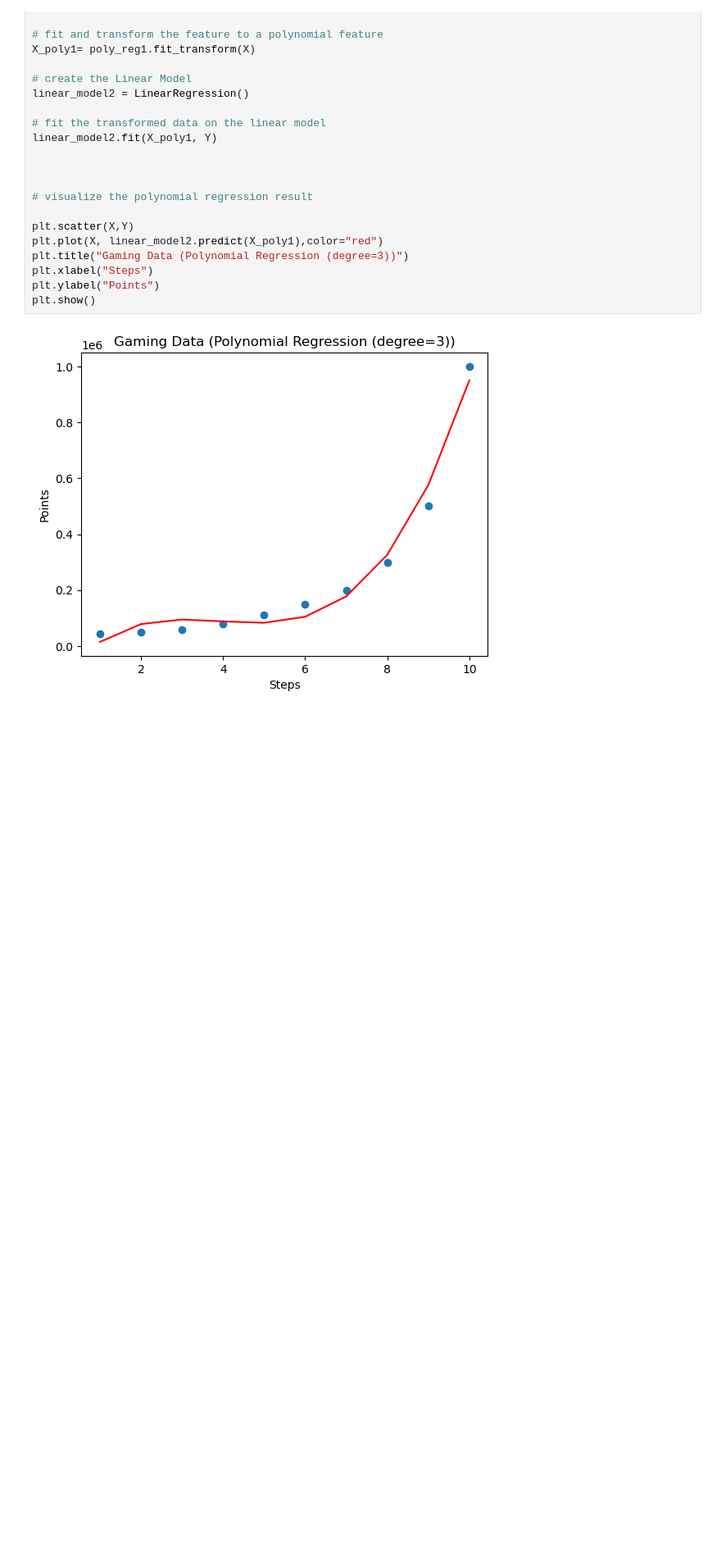
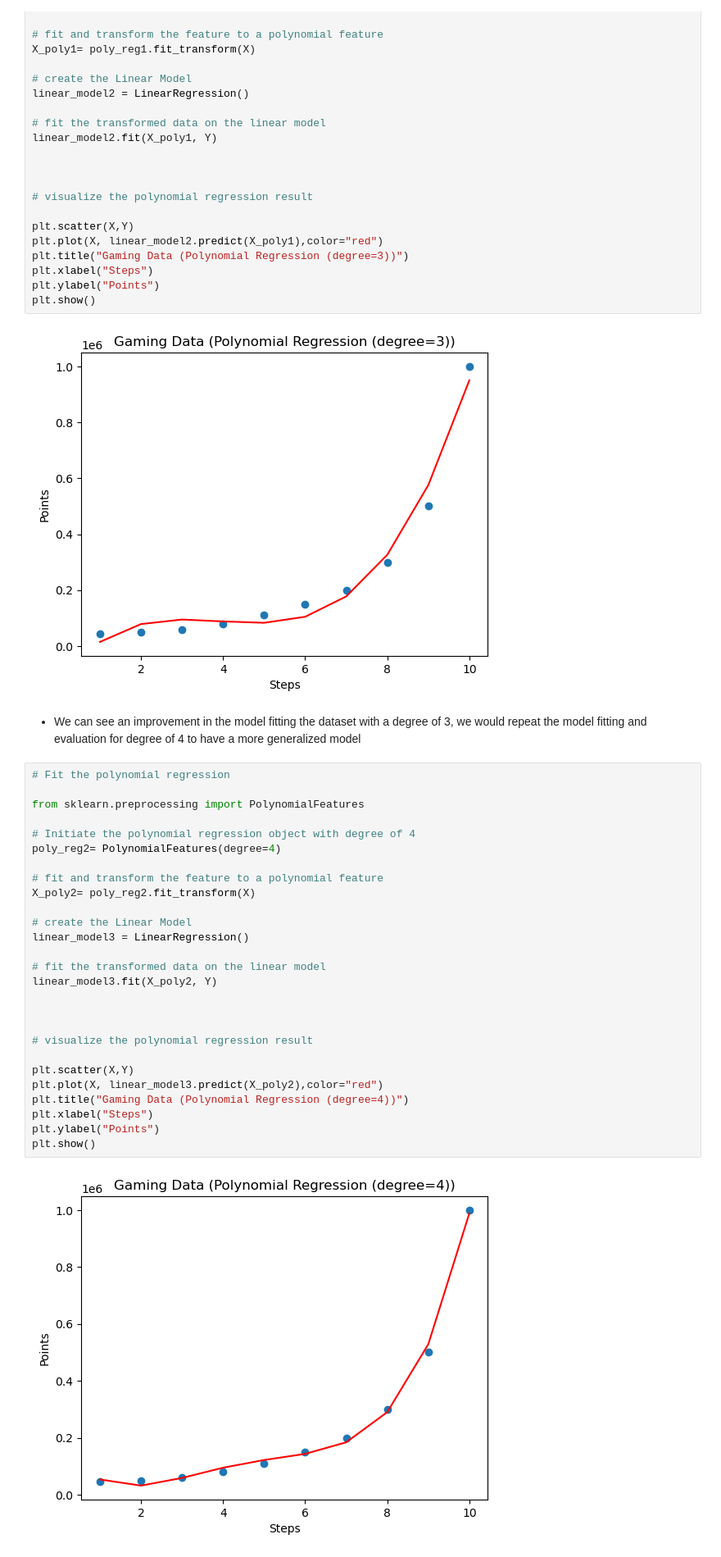
Before and after one commit to Ezerioha-ifeanyi/Machine-Learning---Regression, a Jupyter notebook: Regression .ipynb, the cells around one changed output. Shown at 82% size. Saved outputs shown, nothing was run; the diff lists cells and outputs as text; blank space fills up the shorter version.

Commit message:
fitted the data with a degree 4 polynomial feature

```diff
--- a/Regression .ipynb
+++ b/Regression .ipynb
@@ -140,3 +140,34 @@ plt.ylabel("Points")
 plt.show()
 # %% [output]
 [figure]
+# %% [markdown]
+- We can see an improvement in the model fitting the dataset with a degree of 3, we would repeat the model fitting and evaluation for degree of 4 to have a more generalized model
+# %%
+# Fit the polynomial regression
+
+from sklearn.preprocessing import PolynomialFeatures
+
+# Initiate the polynomial regression object with degree of 4
+poly_reg2= PolynomialFeatures(degree=4)
+
+# fit and transform the feature to a polynomial feature
+X_poly2= poly_reg2.fit_transform(X)
+
+# create the Linear Model
+linear_model3 = LinearRegression()
+
+# fit the transformed data on the linear model
+linear_model3.fit(X_poly2, Y)
+
+
+
+# visualize the polynomial regression result
+
+plt.scatter(X,Y)
+plt.plot(X, linear_model3.predict(X_poly2),color="red")
+plt.title("Gaming Data (Polynomial Regression (degree=4))")
+plt.xlabel("Steps")
+plt.ylabel("Points")
+plt.show()
+# %% [output]
+[figure, added]
```
Also changed, not shown: parts of 1 cell of this notebook.
